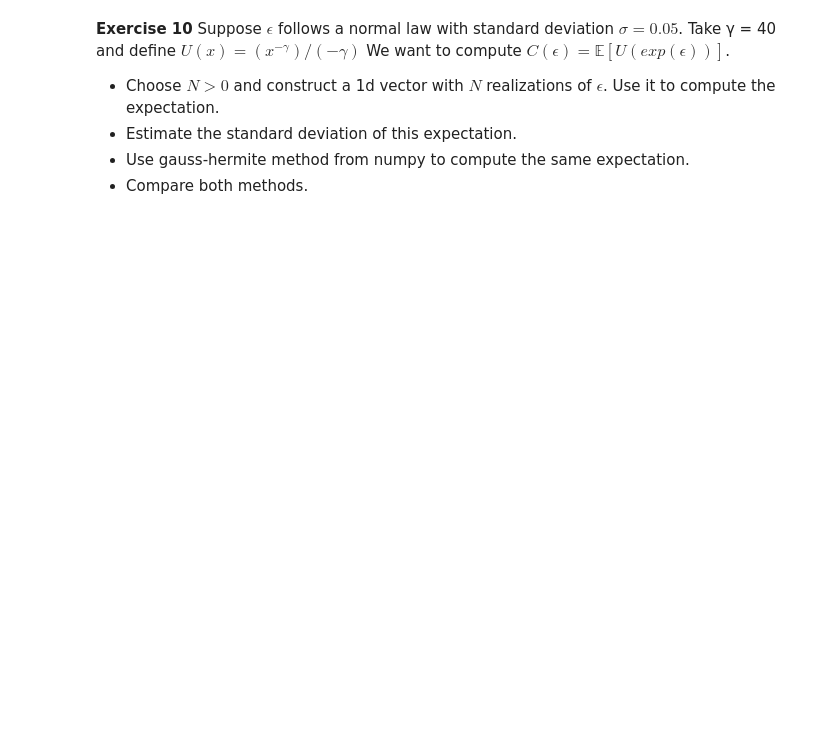
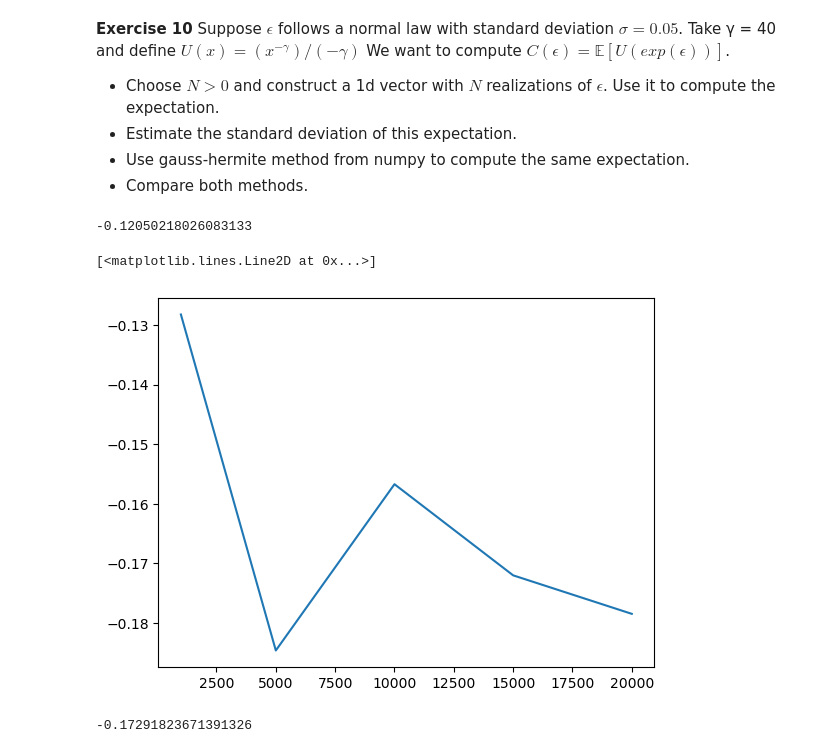
Before and after one commit to albop/bbank_ce_2024, a Jupyter notebook: corrections/methods.ipynb, the cells around one changed output. Saved outputs shown, nothing was run; the diff lists cells and outputs as text; code cells hidden in the pictures; blank space fills up the shorter version.

```diff
--- a/corrections/methods.ipynb
+++ b/corrections/methods.ipynb
@@ -261,3 +303,32 @@ $C(\epsilon) = \mathbb{E} [U(exp(\epsilon)) ]$.
 -   Estimate the standard deviation of this expectation.
 -   Use gauss-hermite method from numpy to compute the same expectation.
 -   Compare both methods.
+# %%
+σ = 0.05; γ = 40
+
+from math import exp
+import numpy as np
+from numpy.random import normal
+from matplotlib import pyplot as plt
+# %%
+
+U = lambda x: (x**(1-γ))/(1-γ)
+V = lambda e: U(exp(e))
+# %%
+def E_ϵ(f, N=100):
+    """Compute expectation with Monte-Carlo
+    - f function to integrate
+    - N number of draws
+    """
+
+    gen = (f(normal()*σ) for e in range(N)) # generator
+
+
+    return sum(gen)/N
+# %%
+E_ϵ(V)
+# %% [output]
+-0.12050218026083133
+# %%
+NVec = [1000, 5000, 10000, 15000, 20000]
+vals = [E_ϵ(V, N=i) for i in NVec]
@@ -263,0 +337,9 @@ $C(\epsilon) = \mathbb{E} [U(exp(\epsilon)) ]$.
+# %%
+plt.plot(NVec, vals)
+# %% [output]
+[<matplotlib.lines.Line2D at 0x...>]
+[figure, added]
+# %%
+E_ϵ(V, N=100)
+# %% [output]
+-0.17291823671391326
```
Also changed, not shown: parts of 17 cells of this notebook, 1 other file.
